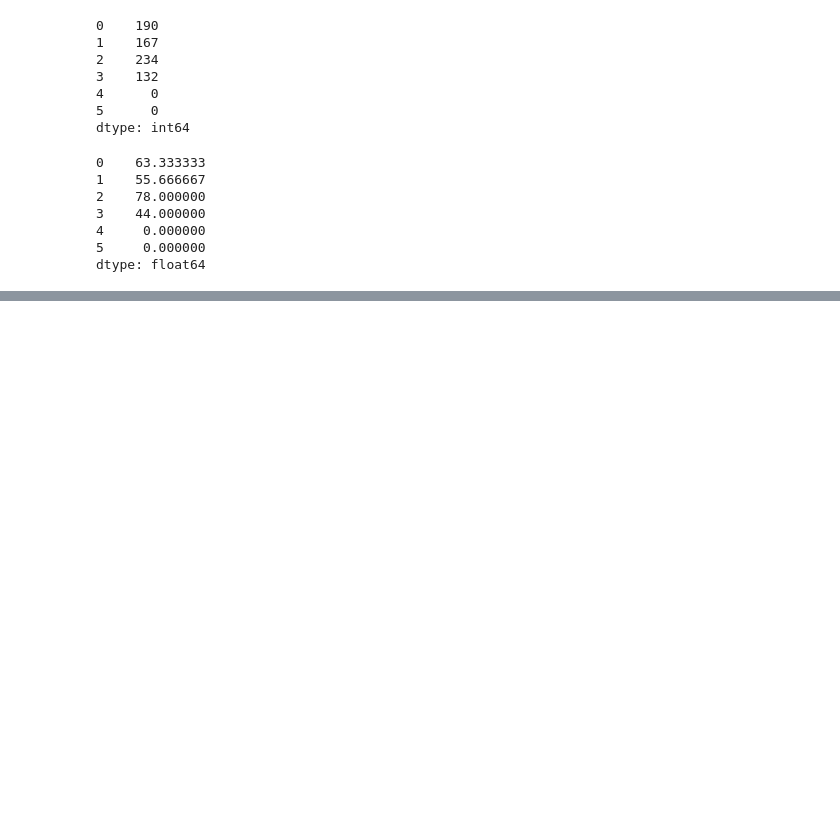
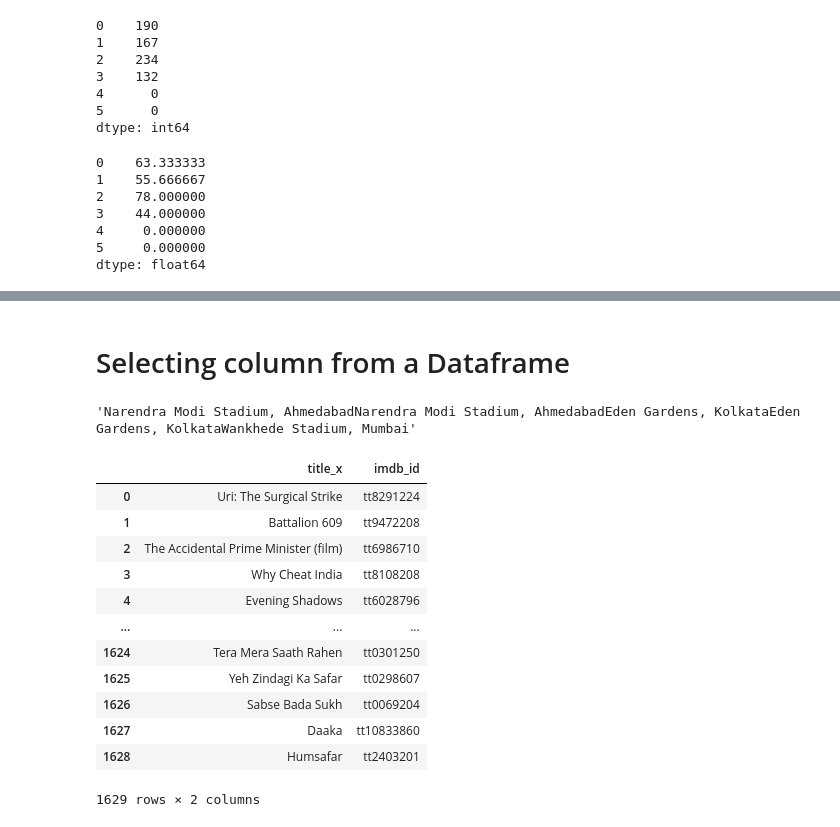
Before and after one commit to thesujalgaur/DATA-SCIENCE-Personal, a Jupyter notebook: Pandas/pandas_dataframe.ipynb, the cells around one changed output, grey strips where cells are left out. Drawn from its saved outputs; the diff is of its cells as text; code cells hidden in the pictures; blank space fills up the shorter version.

```diff
--- a/Pandas/pandas_dataframe.ipynb
+++ b/Pandas/pandas_dataframe.ipynb
@@ -300,0 +306,26 @@ students.
+# %% [markdown]
+# Selecting column from a Dataframe
+# %%
+#single coln
+type(movies['title_x'])
+ipl['Venue'].head(5).sum()
+# %% [output]
+'Narendra Modi Stadium, AhmedabadNarendra Modi Stadium, AhmedabadEden Gardens, KolkataEden Gardens, KolkataWankhede Stadium, Mumbai'
+# %%
+#Multiple Columns --> jis order me chizo ko mangaunga
+# usi order me aayengi chize
+movies[['title_x','imdb_id']]
+# %% [output]
+|  | title_x | imdb_id |
+| 0 | Uri: The Surgical Strike | tt8291224 |
+| 1 | Battalion 609 | tt9472208 |
+| 2 | The Accidental Prime Minister (film) | tt6986710 |
+| 3 | Why Cheat India | tt8108208 |
+| 4 | Evening Shadows | tt6028796 |
+| ... | ... | ... |
+| 1624 | Tera Mera Saath Rahen | tt0301250 |
+| 1625 | Yeh Zindagi Ka Safar | tt0298607 |
+| 1626 | Sabse Bada Sukh | tt0069204 |
+| 1627 | Daaka | tt10833860 |
+| 1628 | Humsafar | tt2403201 |
+1629 rows × 2 columns
```
Also changed, not shown: parts of 14 cells of this notebook.
